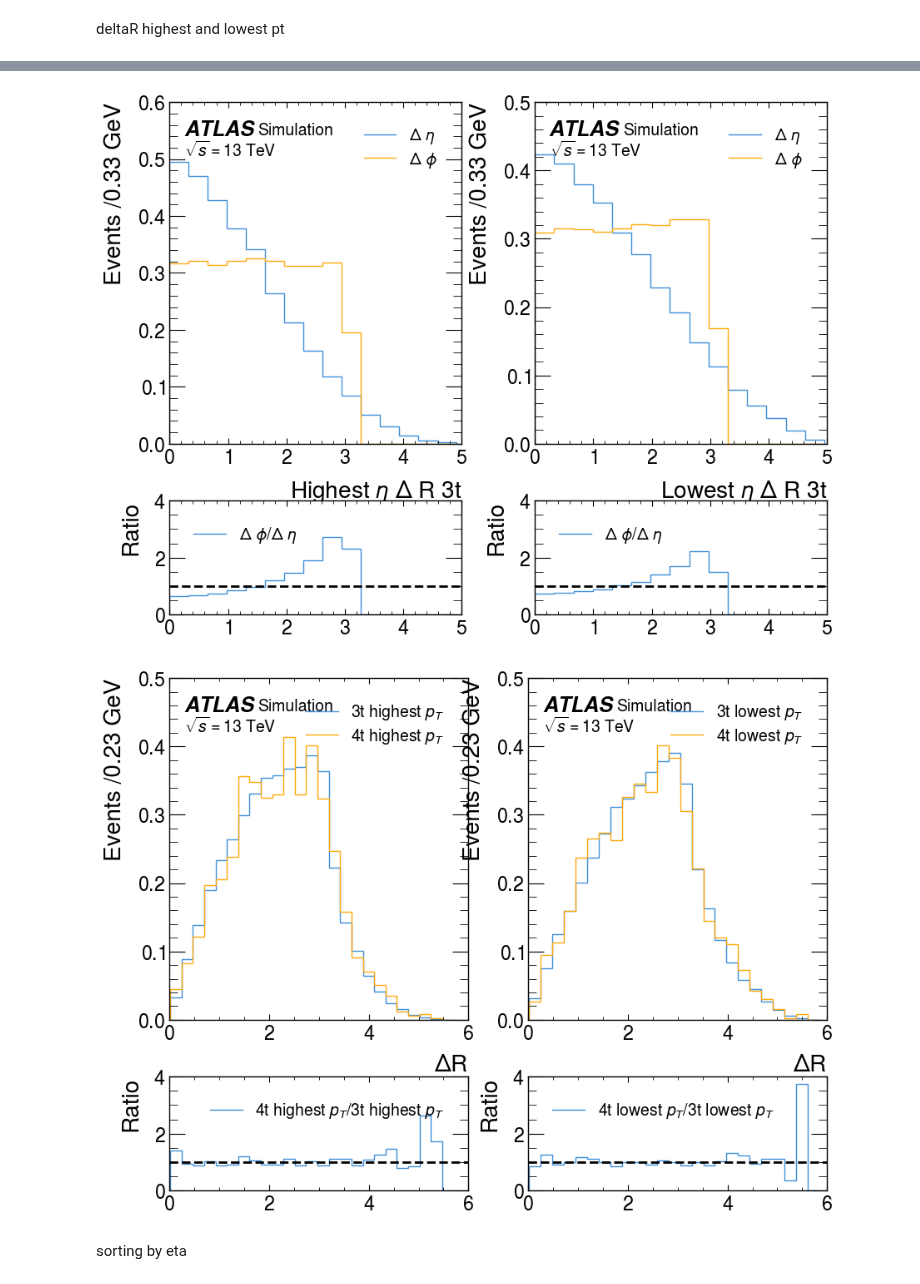
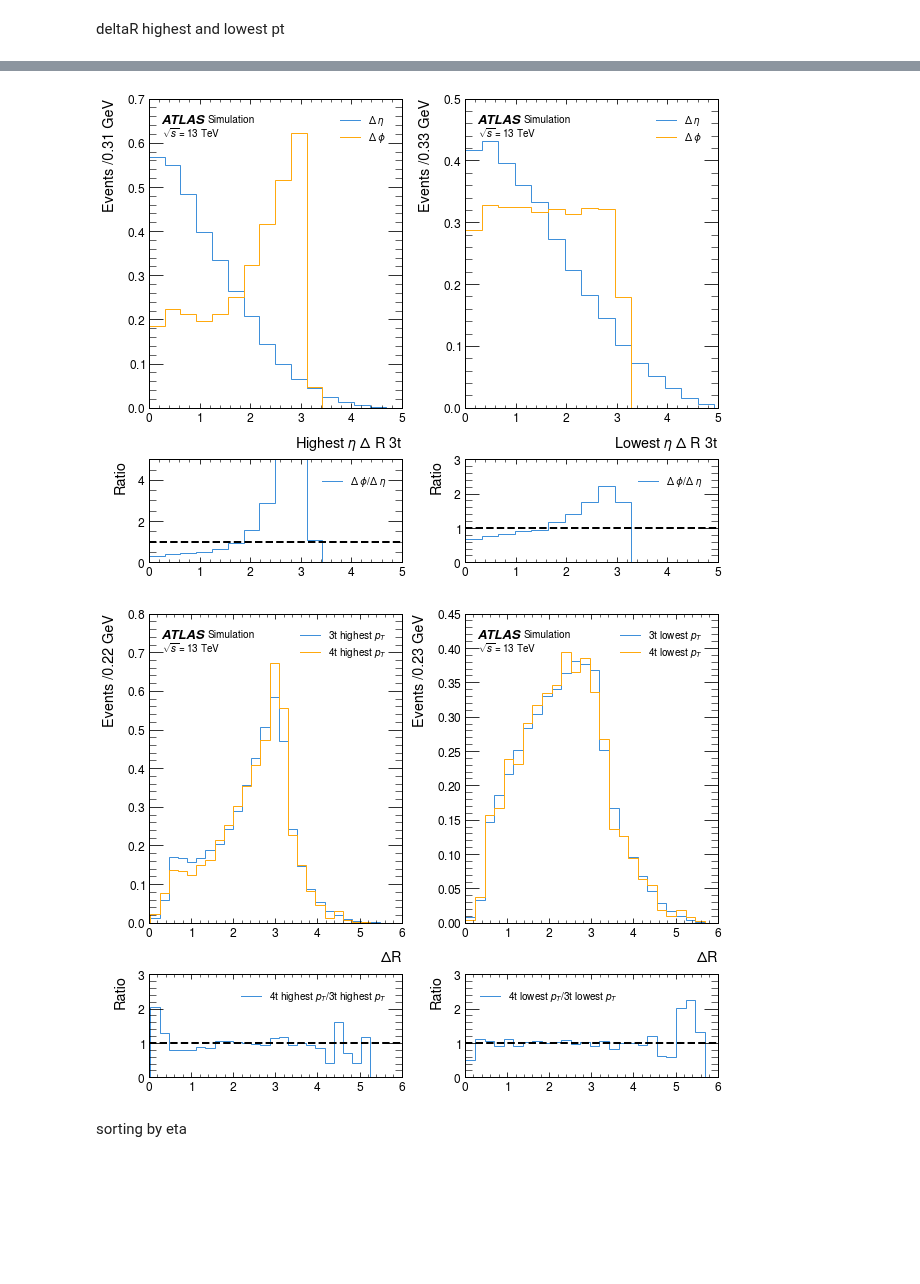
Before and after one commit to archiebrooks02/MPHYS-4Top, a Jupyter notebook: week_2.ipynb, the cells around one changed output, grey strips where cells are left out. Saved outputs shown, nothing was run; the diff lists cells and outputs as text; code cells hidden in the pictures; blank space fills up the shorter version.

```diff
--- a/week_2.ipynb
+++ b/week_2.ipynb
@@ -215,26 +215,27 @@ second_lowest_pt_lepton_3t = leptons_3t[:,-2]
 # %% [markdown]
 sorting by pt
 # %%
-highest_pt_finder_3t = awkward.concatenate([awkward.Array([highest_pt_jet_3t]), awkward.Array([second_highest_pt_jet_3t]), awkward.Array([highest_pt_lepton_3t]), awkward.Array([second_highest_pt_lepton_3t])], axis=0)
-sorted_highest_pt_finder_3t = highest_pt_finder_3t[np.argsort(highest_pt_finder_3t.rho)]
+highest_pt_finder_3t = np.transpose(awkward.concatenate([awkward.Array([highest_pt_jet_3t]), awkward.Array([second_highest_pt_jet_3t]), awkward.Array([highest_pt_lepton_3t]), awkward.Array([second_highest_pt_lepton_3t])], axis=0))
+sorted_highest_pt_finder_3t = highest_pt_finder_3t[np.argsort(highest_pt_finder_3t.rho, axis=1)]
+print(np.shape(sorted_highest_pt_finder_3t.rho))
 
-highest_pt_3t = vector.zip({'pt':sorted_highest_pt_finder_3t.rho[-1,:],'eta':sorted_highest_pt_finder_3t.eta[-1,:],'phi':sorted_highest_pt_finder_3t.phi[-1,:], 'energy':sorted_highest_pt_finder_3t.t[-1,:]})
-second_highest_pt_3t = vector.zip({'pt':sorted_highest_pt_finder_3t.rho[-2,:],'eta':sorted_highest_pt_finder_3t.eta[-2,:],'phi':sorted_highest_pt_finder_3t.phi[-2,:], 'energy':sorted_highest_pt_finder_3t.t[-2,:]})
+highest_pt_3t = vector.zip({'pt':sorted_highest_pt_finder_3t.rho[:,-1],'eta':sorted_highest_pt_finder_3t.eta[:,-1],'phi':sorted_highest_pt_finder_3t.phi[:,-1], 'energy':sorted_highest_pt_finder_3t.t[:,-1]})
+second_highest_pt_3t = vector.zip({'pt':sorted_highest_pt_finder_3t.rho[:,-2],'eta':sorted_highest_pt_finder_3t.eta[:,-2],'phi':sorted_highest_pt_finder_3t.phi[:,-2], 'energy':sorted_highest_pt_finder_3t.t[:,-2]})
 
-lowest_pt_finder_3t = awkward.concatenate([awkward.Array([lowest_pt_jet_3t]), awkward.Array([second_lowest_pt_jet_3t]), awkward.Array([lowest_pt_lepton_3t]), awkward.Array([second_lowest_pt_lepton_3t])], axis=0)
-sorted_lowest_pt_finder_3t = lowest_pt_finder_3t[np.argsort(lowest_pt_finder_3t.rho)]
+lowest_pt_finder_3t = np.transpose(awkward.concatenate([awkward.Array([lowest_pt_jet_3t]), awkward.Array([second_lowest_pt_jet_3t]), awkward.Array([lowest_pt_lepton_3t]), awkward.Array([second_lowest_pt_lepton_3t])], axis=0))
+sorted_lowest_pt_finder_3t = lowest_pt_finder_3t[np.argsort(lowest_pt_finder_3t.rho, axis=1)]
 
-second_lowest_pt_3t = vector.zip({'pt':sorted_lowest_pt_finder_3t.rho[1,:],'eta':sorted_lowest_pt_finder_3t.eta[1,:],'phi':sorted_lowest_pt_finder_3t.phi[1,:], 'energy':sorted_lowest_pt_finder_3t.t[1,:]})
-lowest_pt_3t = vector.zip({'pt':sorted_lowest_pt_finder_3t.rho[0,:],'eta':sorted_lowest_pt_finder_3t.eta[0,:],'phi':sorted_lowest_pt_finder_3t.phi[0,:], 'energy':sorted_lowest_pt_finder_3t.t[0,:]})
+second_lowest_pt_3t = vector.zip({'pt':sorted_lowest_pt_finder_3t.rho[:,1],'eta':sorted_lowest_pt_finder_3t.eta[:,1],'phi':sorted_lowest_pt_finder_3t.phi[:,1], 'energy':sorted_lowest_pt_finder_3t.t[:,1]})
+lowest_pt_3t = vector.zip({'pt':sorted_lowest_pt_finder_3t.rho[:,0],'eta':sorted_lowest_pt_finder_3t.eta[:,0],'phi':sorted_lowest_pt_finder_3t.phi[:,0], 'energy':sorted_lowest_pt_finder_3t.t[:,0]})
 
-highest_pt_finder_4t = awkward.concatenate([awkward.Array([highest_pt_jet_4t]), awkward.Array([second_highest_pt_jet_4t]), awkward.Array([highest_pt_lepton_4t]), awkward.Array([second_highest_pt_lepton_4t])], axis=0)
-sorted_highest_pt_finder_4t = highest_pt_finder_4t[np.argsort(highest_pt_finder_4t.rho)]
+highest_pt_finder_4t = np.transpose(awkward.concatenate([awkward.Array([highest_pt_jet_4t]), awkward.Array([second_highest_pt_jet_4t]), awkward.Array([highest_pt_lepton_4t]), awkward.Array([second_highest_pt_lepton_4t])], axis=0))
+sorted_highest_pt_finder_4t = highest_pt_finder_4t[np.argsort(highest_pt_finder_4t.rho,axis=1)]
 
-highest_pt_4t = vector.zip({'pt':sorted_highest_pt_finder_4t.rho[-1,:],'eta':sorted_highest_pt_finder_4t.eta[-1,:],'phi':sorted_highest_pt_finder_4t.phi[-1,:], 'energy':sorted_highest_pt_finder_4t.t[-1,:]})
-second_highest_pt_4t = vector.zip({'pt':sorted_highest_pt_finder_4t.rho[-2,:],'eta':sorted_highest_pt_finder_4t.eta[-2,:],'phi':sorted_highest_pt_finder_4t.phi[-2,:], 'energy':sorted_highest_pt_finder_4t.t[-2,:]})
+highest_pt_4t = vector.zip({'pt':sorted_highest_pt_finder_4t.rho[:,-1],'eta':sorted_highest_pt_finder_4t.eta[:,-1],'phi':sorted_highest_pt_finder_4t.phi[:,-1], 'energy':sorted_highest_pt_finder_4t.t[:,-1]})
+second_highest_pt_4t = vector.zip({'pt':sorted_highest_pt_finder_4t.rho[:,-2],'eta':sorted_highest_pt_finder_4t.eta[:,-2],'phi':sorted_highest_pt_finder_4t.phi[:,-2], 'energy':sorted_highest_pt_finder_4t.t[:,-2]})
 
-lowest_pt_finder_4t = awkward.concatenate([awkward.Array([lowest_pt_jet_4t]), awkward.Array([second_lowest_pt_jet_4t]), awkward.Array([lowest_pt_lepton_4t]), awkward.Array([second_lowest_pt_lepton_4t])], axis=0)
-sorted_lowest_pt_finder_4t = lowest_pt_finder_4t[np.argsort(lowest_pt_finder_4t.rho)]
+lowest_pt_finder_4t = np.transpose(awkward.concatenate([awkward.Array([lowest_pt_jet_4t]), awkward.Array([second_lowest_pt_jet_4t]), awkward.Array([lowest_pt_lepton_4t]), awkward.Array([second_lowest_pt_lepton_4t])], axis=0))
+sorted_lowest_pt_finder_4t = lowest_pt_finder_4t[np.argsort(lowest_pt_finder_4t.rho,axis=1)]
 
-second_lowest_pt_4t = vector.zip({'pt':sorted_lowest_pt_finder_4t.rho[1,:],'eta':sorted_lowest_pt_finder_4t.eta[1,:],'phi':sorted_lowest_pt_finder_4t.phi[1,:], 'energy':sorted_lowest_pt_finder_4t.t[1,:]})
-lowest_pt_4t = vector.zip({'pt':sorted_lowest_pt_finder_4t.rho[0,:],'eta':sorted_lowest_pt_finder_4t.eta[0,:],'phi':sorted_lowest_pt_finder_4t.phi[0,:], 'energy':sorted_lowest_pt_finder_4t.t[0,:]})
+second_lowest_pt_4t = vector.zip({'pt':sorted_lowest_pt_finder_4t.rho[:,1],'eta':sorted_lowest_pt_finder_4t.eta[:,1],'phi':sorted_lowest_pt_finder_4t.phi[:,1], 'energy':sorted_lowest_pt_finder_4t.t[:,1]})
+lowest_pt_4t = vector.zip({'pt':sorted_lowest_pt_finder_4t.rho[:,0],'eta':sorted_lowest_pt_finder_4t.eta[:,0],'phi':sorted_lowest_pt_finder_4t.phi[:,0], 'energy':sorted_lowest_pt_finder_4t.t[:,0]})
@@ -277,19 +280,20 @@ plt.subplots_adjust(hspace=0.25)
 plt.subplots_adjust(wspace=0.25)
 plt.show()
 # %% [output]
-[figure, old version]
+[figure, new version]
 # %%
 fig, ax = plt.subplots(2,2,gridspec_kw={'height_ratios':[3,1]}, figsize=(10,8))
 histogram([deltaR_highest_pt_3t, deltaR_highest_pt_4t], 25, ['3t highest $p_T$','4t highest $p_T$'], ax[0,0], ratio=True, ratio_axes=ax[1,0], density=True)
 histogram([deltaR_lowest_pt_3t, deltaR_lowest_pt_4t], 25, ['3t lowest $p_T$','4t lowest $p_T$'], ax[0,1], ratio=True, ratio_axes=ax[1,1], density=True)
 ax[0,0].set_xlabel(r'$\Delta$R')
 ax[0,1].set_xlabel(r'$\Delta$R')
 plt.subplots_adjust(hspace=0.25)
+plt.subplots_adjust(wspace=0.25)
 ax[0,0].legend(loc='upper right')
 ax[0,1].legend(loc='upper right')
 plt.show()
 # %% [output]
-[figure, old version]
+[figure, new version]
 # %% [markdown]
 sorting by eta
 # %%
```
Also changed, not shown: parts of 13 cells of this notebook.
